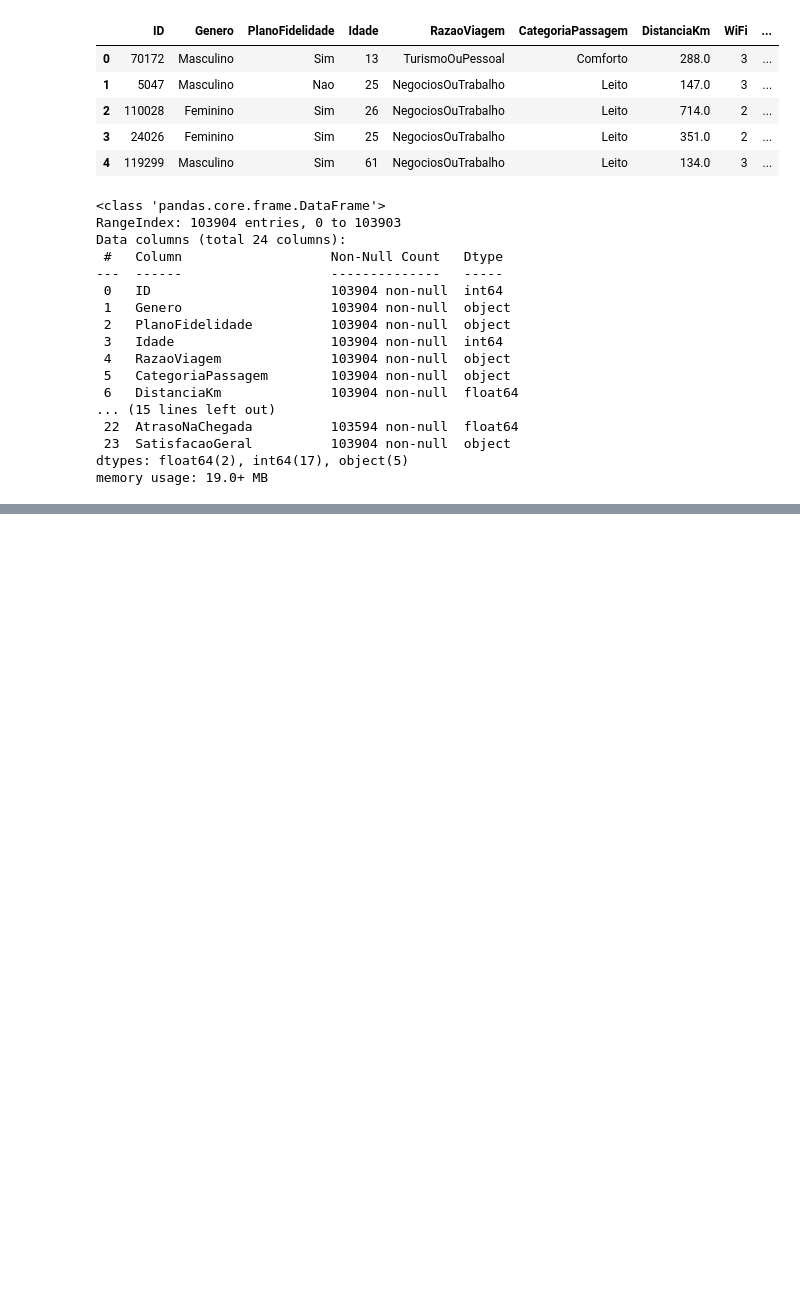
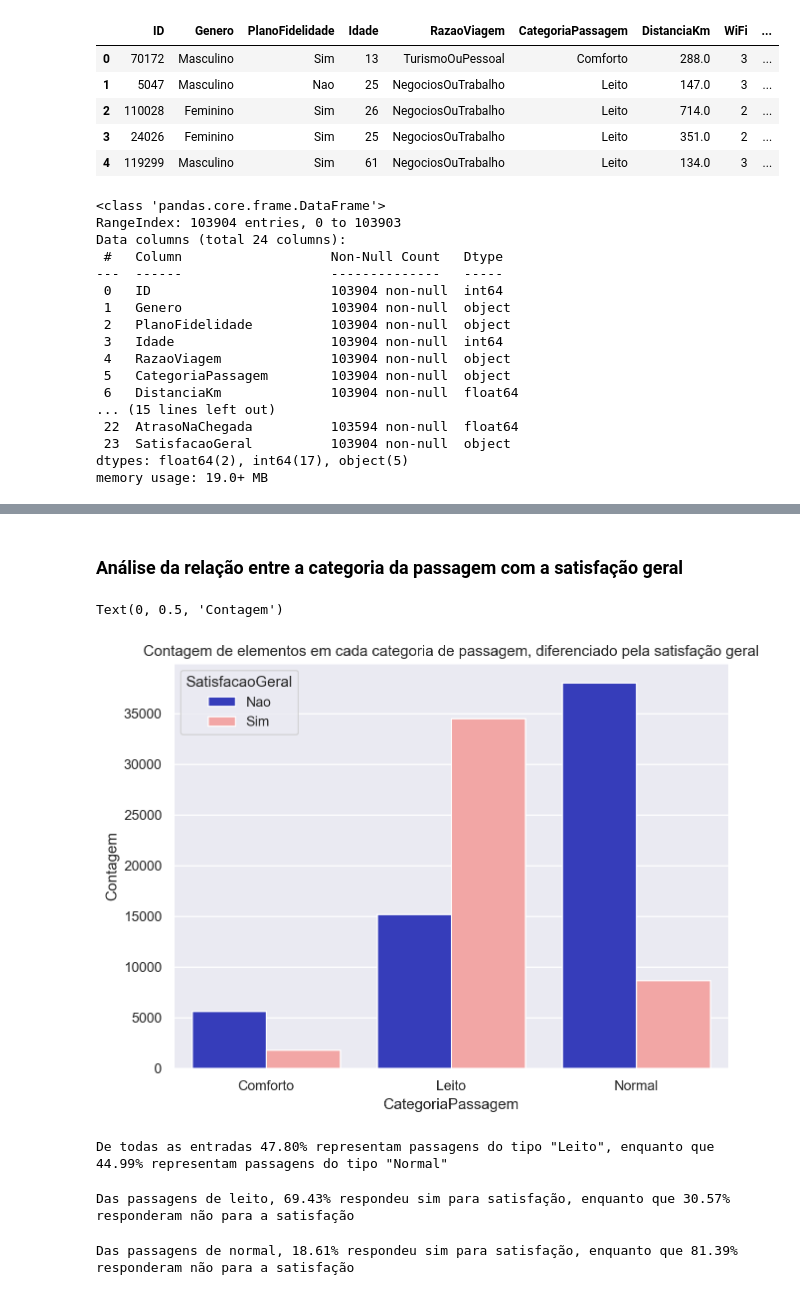
Before and after one commit to gutolota/BoraBusHackathon, a Jupyter notebook: notebooks/analysis.ipynb, the cells around one changed output, grey strips where cells are left out. Saved outputs shown, nothing was run; the diff lists cells and outputs as text; code cells hidden in the pictures; blank space fills up the shorter version.

```diff
--- a/notebooks/analysis.ipynb
+++ b/notebooks/analysis.ipynb
@@ -131,0 +197,10 @@ df[df["AtrasoNaChegada"].isna()]
+# %% [markdown]
+### Análise da relação entre a categoria da passagem com a satisfação geral
+# %%
+plt.figure(figsize=(8, 6), dpi=180)
+sns.countplot(data=df, x='CategoriaPassagem', hue='SatisfacaoGeral')
+plt.title('Contagem de elementos em cada categoria de passagem, diferenciado pela satisfação geral')
+plt.ylabel('Contagem')
+# %% [output]
+Text(0, 0.5, 'Contagem')
+[figure, added]
@@ -131,0 +209,21 @@ df[df["AtrasoNaChegada"].isna()]
+# %%
+porcentagem_leito = df["CategoriaPassagem"].value_counts()["Leito"]/df.shape[0]
+porcentagem_normal = df["CategoriaPassagem"].value_counts()["Normal"]/df.shape[0]
+
+print(f'De todas as entradas {porcentagem_leito*100:.2f}% representam passagens do tipo "Leito", enquanto que {porcentagem_normal*100:.2f}% representam passagens do tipo "Normal"')
+# %% [output]
+De todas as entradas 47.80% representam passagens do tipo "Leito", enquanto que 44.99% representam passagens do tipo "Normal"
+# %%
+leito_sim = satisacao_categoria.loc["Sim"]["Leito"]/(satisacao_categoria.loc["Sim"]["Leito"]+satisacao_categoria.loc["Nao"]["Leito"])
+leito_nao = satisacao_categoria.loc["Nao"]["Leito"]/(satisacao_categoria.loc["Sim"]["Leito"]+satisacao_categoria.loc["Nao"]["Leito"])
+
+print(f'Das passagens de leito, {leito_sim*100:.2f}% respondeu sim para satisfação, enquanto que {leito_nao*100:.2f}% responderam não para a satisfação')
+# %% [output]
+Das passagens de leito, 69.43% respondeu sim para satisfação, enquanto que 30.57% responderam não para a satisfação
+# %%
+normal_sim = satisacao_categoria.loc["Sim"]["Normal"]/(satisacao_categoria.loc["Sim"]["Normal"]+satisacao_categoria.loc["Nao"]["Normal"])
+normal_nao = satisacao_categoria.loc["Nao"]["Normal"]/(satisacao_categoria.loc["Sim"]["Normal"]+satisacao_categoria.loc["Nao"]["Normal"])
+
+print(f'Das passagens de normal, {normal_sim*100:.2f}% respondeu sim para satisfação, enquanto que {normal_nao*100:.2f}% responderam não para a satisfação')
+# %% [output]
+Das passagens de normal, 18.61% respondeu sim para satisfação, enquanto que 81.39% responderam não para a satisfação
```
Also changed, not shown: parts of 29 cells of this notebook, 1 other file.
